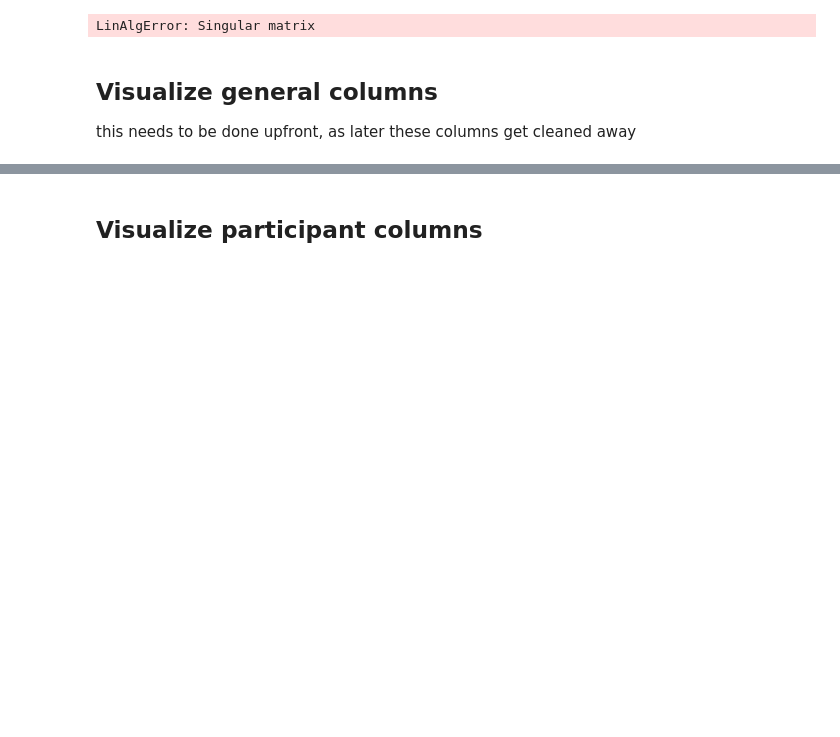
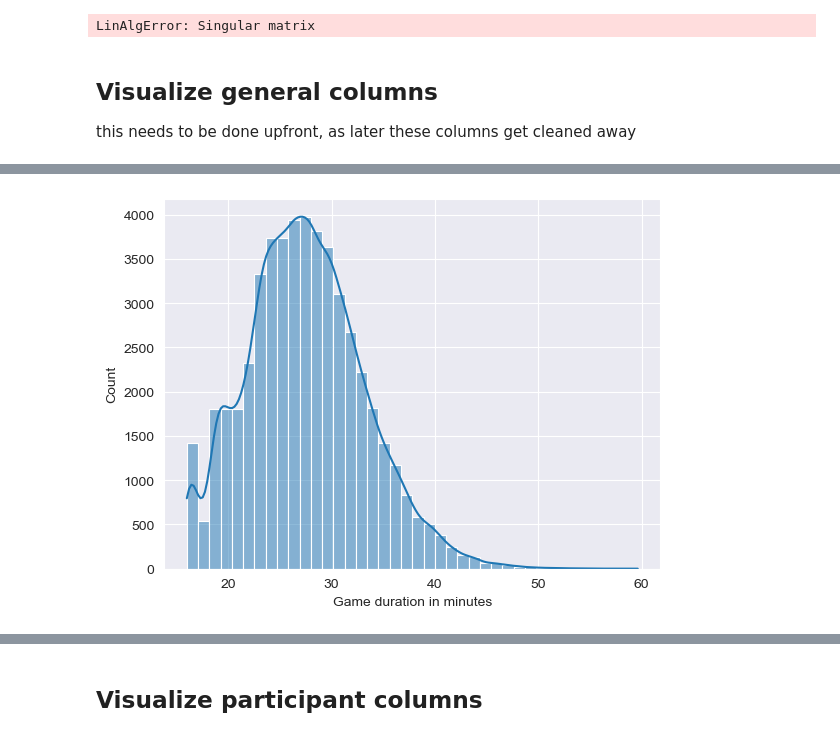
Before and after one commit to MoritzPalm/LeagueOfLegendsWinPrediction, a Jupyter notebook: Exploration/datasetViz.ipynb, the cells around one changed output, grey strips where cells are left out. Drawn from its saved outputs; the diff is of its cells as text; code cells hidden in the pictures; blank space fills up the shorter version.

```diff
--- a/Exploration/datasetViz.ipynb
+++ b/Exploration/datasetViz.ipynb
@@ -250,9 +287,12 @@ plt.savefig('thesis/images/platformId_distribution.pgf')
 # %%
 # plot game duration distribution
-gameDurationMinutes = df_static['gameDuration'] / 60
+gameDurationMinutes = df['gameDuration'] / 60
 ax = sns.histplot(gameDurationMinutes, bins=40, kde=True)
 ax.set(xlabel='Game duration in minutes', ylabel='Count')
-plt.savefig('thesis/images/gameDuration_distribution.pgf')
+#plt.savefig('thesis/images/gameDuration_distribution.pgf')
+plt.show()
+# %% [output]
+[figure, added]
 # %%
 res = shapiro(gameDurationMinutes.sample(50))
 res
```
Also changed, not shown: parts of 11 cells of this notebook, 11 other files.
